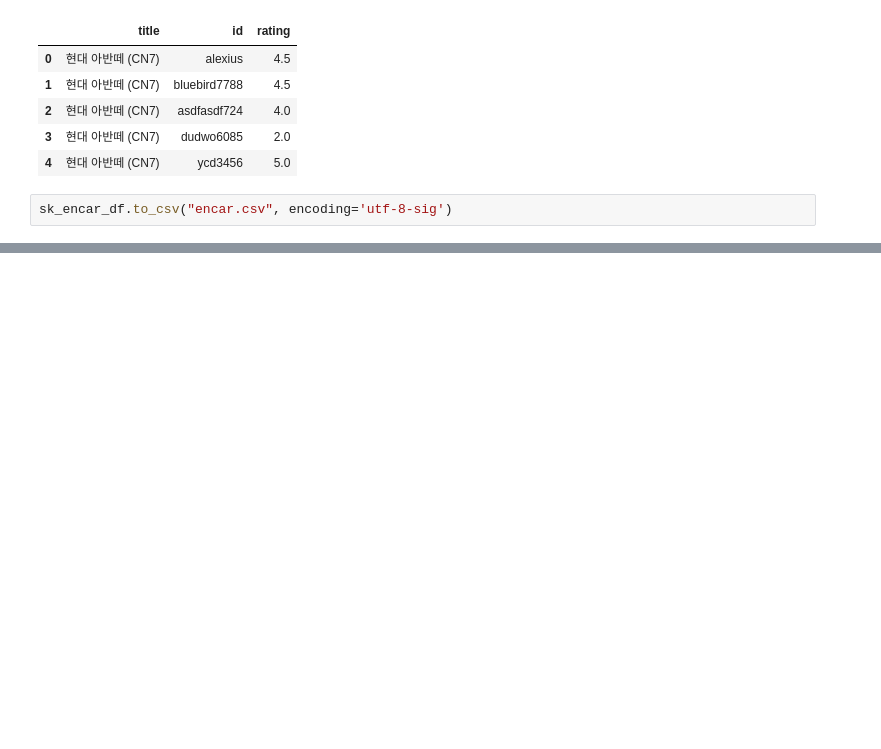
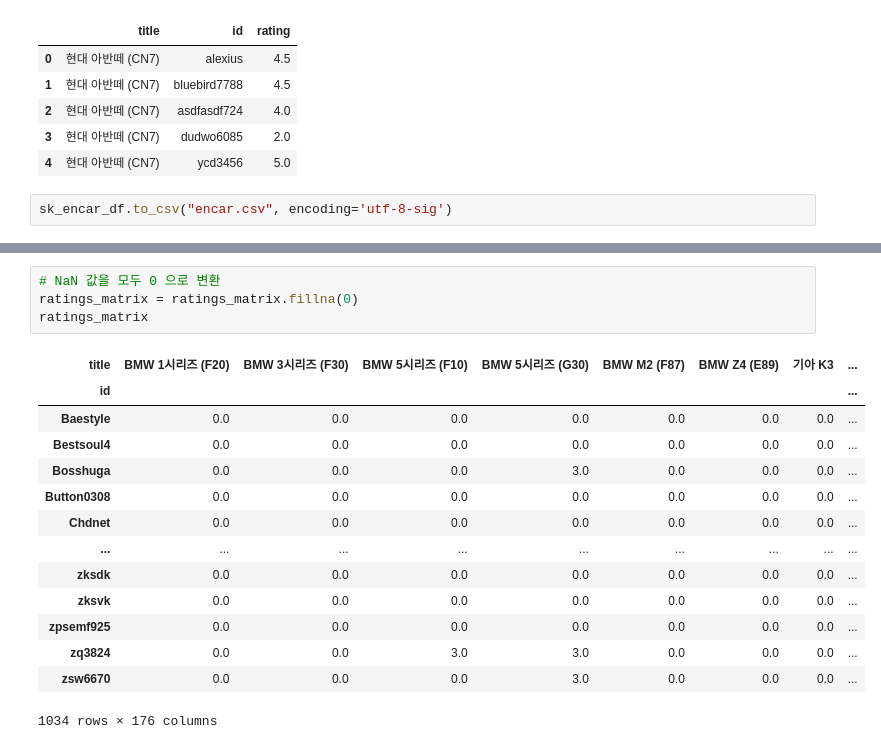
Before and after one commit to SubinKim22/project, a Jupyter notebook: encar.ipynb, the cells around one changed output, grey strips where cells are left out. Saved outputs shown, nothing was run; the diff lists cells and outputs as text; blank space fills up the shorter version.

```diff
--- a/encar.ipynb
+++ b/encar.ipynb
@@ -283,0 +324,19 @@ sk_encar_df.to_csv("encar.csv", encoding='utf-8-sig')
+# %%
+# NaN 값을 모두 0 으로 변환
+ratings_matrix = ratings_matrix.fillna(0)
+ratings_matrix
+# %% [output]
+| title | BMW 1시리즈 (F20) | BMW 3시리즈 (F30) | BMW 5시리즈 (F10) | BMW 5시리즈 (G30) | BMW M2 (F87) | BMW Z4 (E89) | 기아 K3 | ... |
+| id |  |  |  |  |  |  |  | ... |
+| Baestyle | 0.0 | 0.0 | 0.0 | 0.0 | 0.0 | 0.0 | 0.0 | ... |
+| Bestsoul4 | 0.0 | 0.0 | 0.0 | 0.0 | 0.0 | 0.0 | 0.0 | ... |
+| Bosshuga | 0.0 | 0.0 | 0.0 | 3.0 | 0.0 | 0.0 | 0.0 | ... |
+| Button0308 | 0.0 | 0.0 | 0.0 | 0.0 | 0.0 | 0.0 | 0.0 | ... |
+| Chdnet | 0.0 | 0.0 | 0.0 | 0.0 | 0.0 | 0.0 | 0.0 | ... |
+| ... | ... | ... | ... | ... | ... | ... | ... | ... |
+| zksdk | 0.0 | 0.0 | 0.0 | 0.0 | 0.0 | 0.0 | 0.0 | ... |
+| zksvk | 0.0 | 0.0 | 0.0 | 0.0 | 0.0 | 0.0 | 0.0 | ... |
+| zpsemf925 | 0.0 | 0.0 | 0.0 | 0.0 | 0.0 | 0.0 | 0.0 | ... |
+| zq3824 | 0.0 | 0.0 | 3.0 | 3.0 | 0.0 | 0.0 | 0.0 | ... |
+| zsw6670 | 0.0 | 0.0 | 0.0 | 3.0 | 0.0 | 0.0 | 0.0 | ... |
+1034 rows × 176 columns
```
Also changed, not shown: parts of 29 cells of this notebook.
